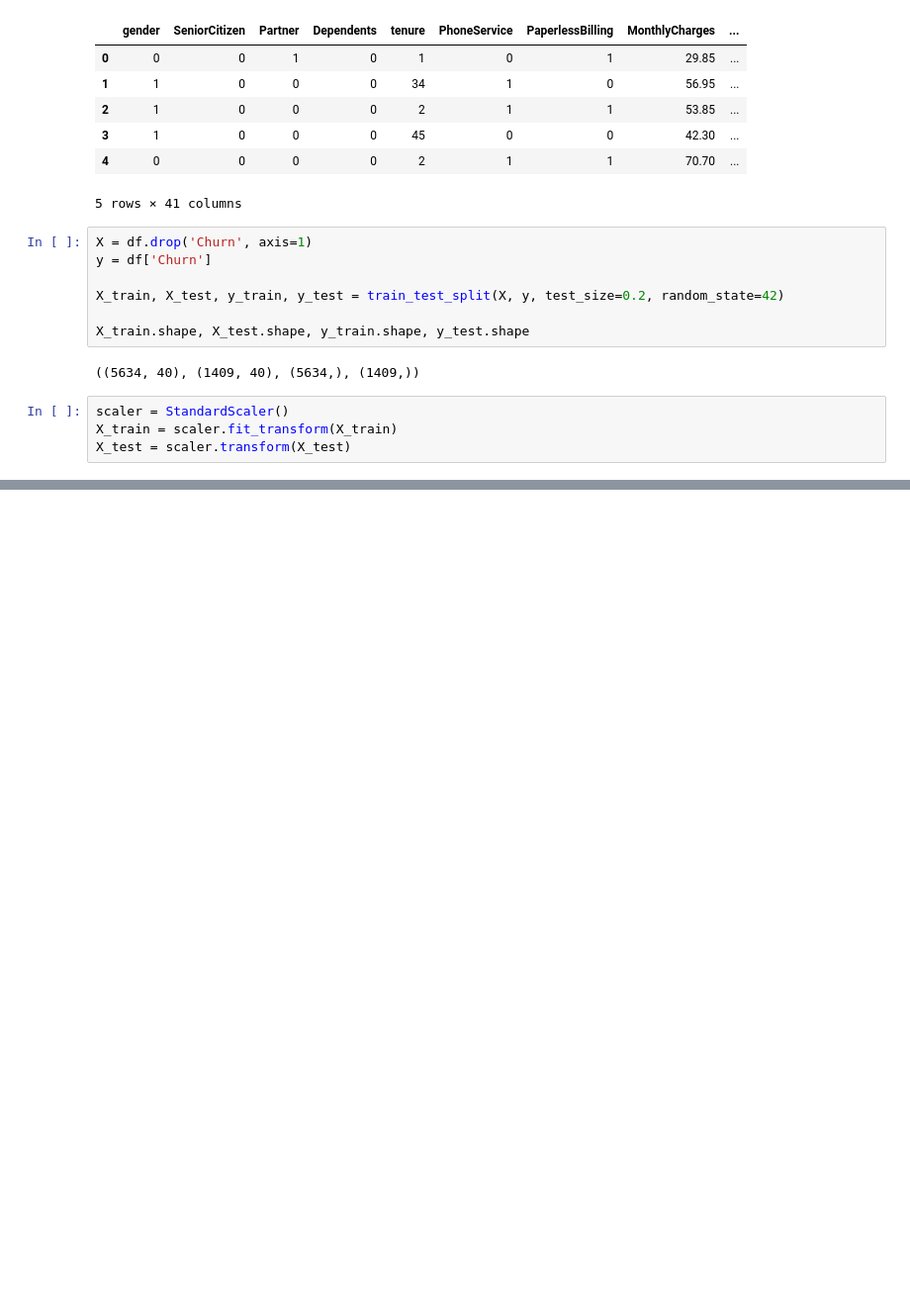
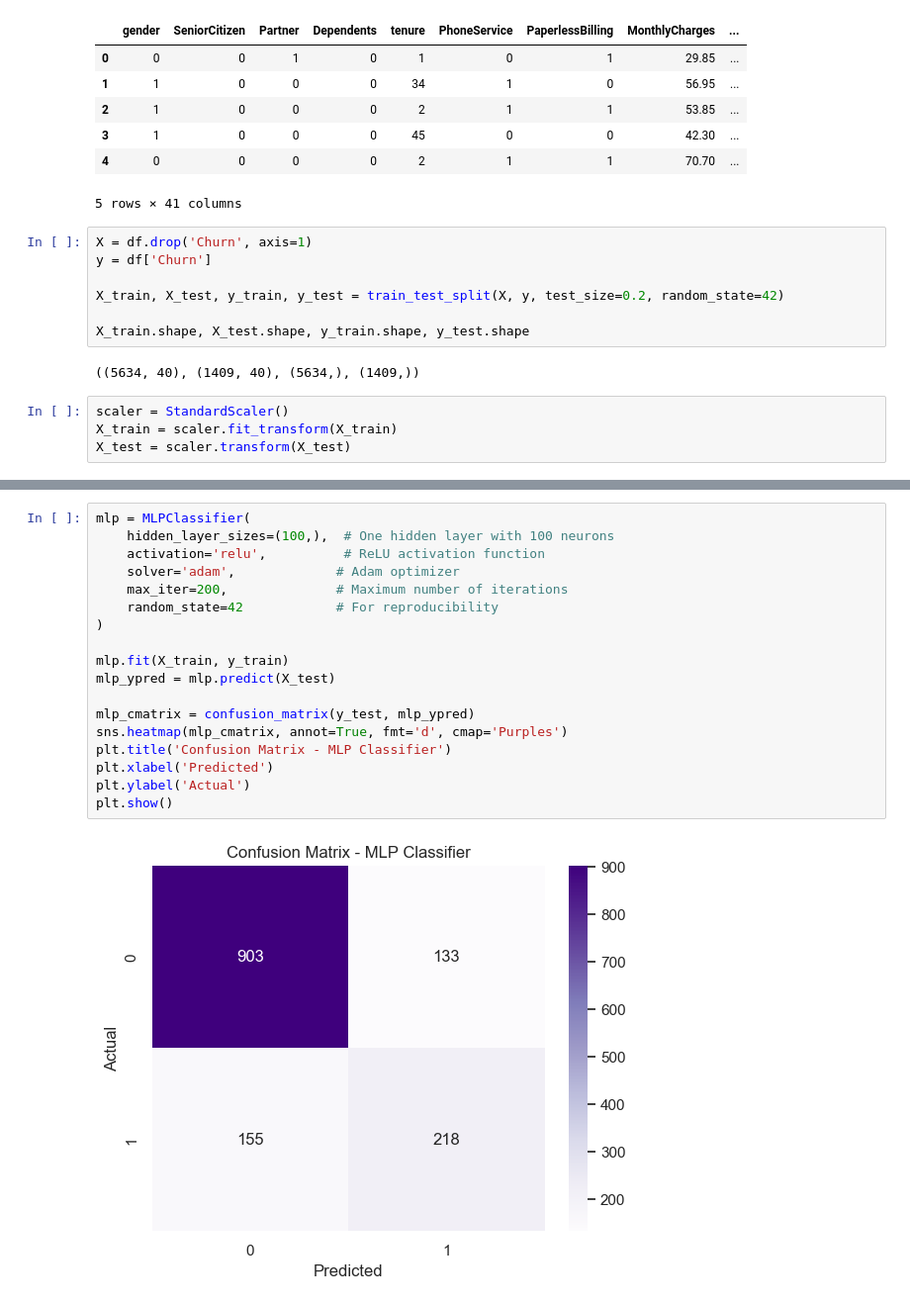
Before and after one commit to ivan-block/Customer-Churn, a Jupyter notebook: churn.ipynb, the cells around one changed output, grey strips where cells are left out. Shown at 99% size. Drawn from its saved outputs; the diff is of its cells as text; blank space fills up the shorter version.

```diff
--- a/churn.ipynb
+++ b/churn.ipynb
@@ -237,0 +242,20 @@ Average Precision Score - Gradient Boosting: 0.6939990708450057
+# %%
+mlp = MLPClassifier(
+    hidden_layer_sizes=(100,),  # One hidden layer with 100 neurons
+    activation='relu',          # ReLU activation function
+    solver='adam',             # Adam optimizer
+    max_iter=200,              # Maximum number of iterations
+    random_state=42            # For reproducibility
+)
+
+mlp.fit(X_train, y_train)
+mlp_ypred = mlp.predict(X_test)
+
+mlp_cmatrix = confusion_matrix(y_test, mlp_ypred)
+sns.heatmap(mlp_cmatrix, annot=True, fmt='d', cmap='Purples')
+plt.title('Confusion Matrix - MLP Classifier')
+plt.xlabel('Predicted')
+plt.ylabel('Actual')
+plt.show()
+# %% [output]
+[figure, added]
```
Also changed, not shown: parts of 20 cells of this notebook, 1 other file.
